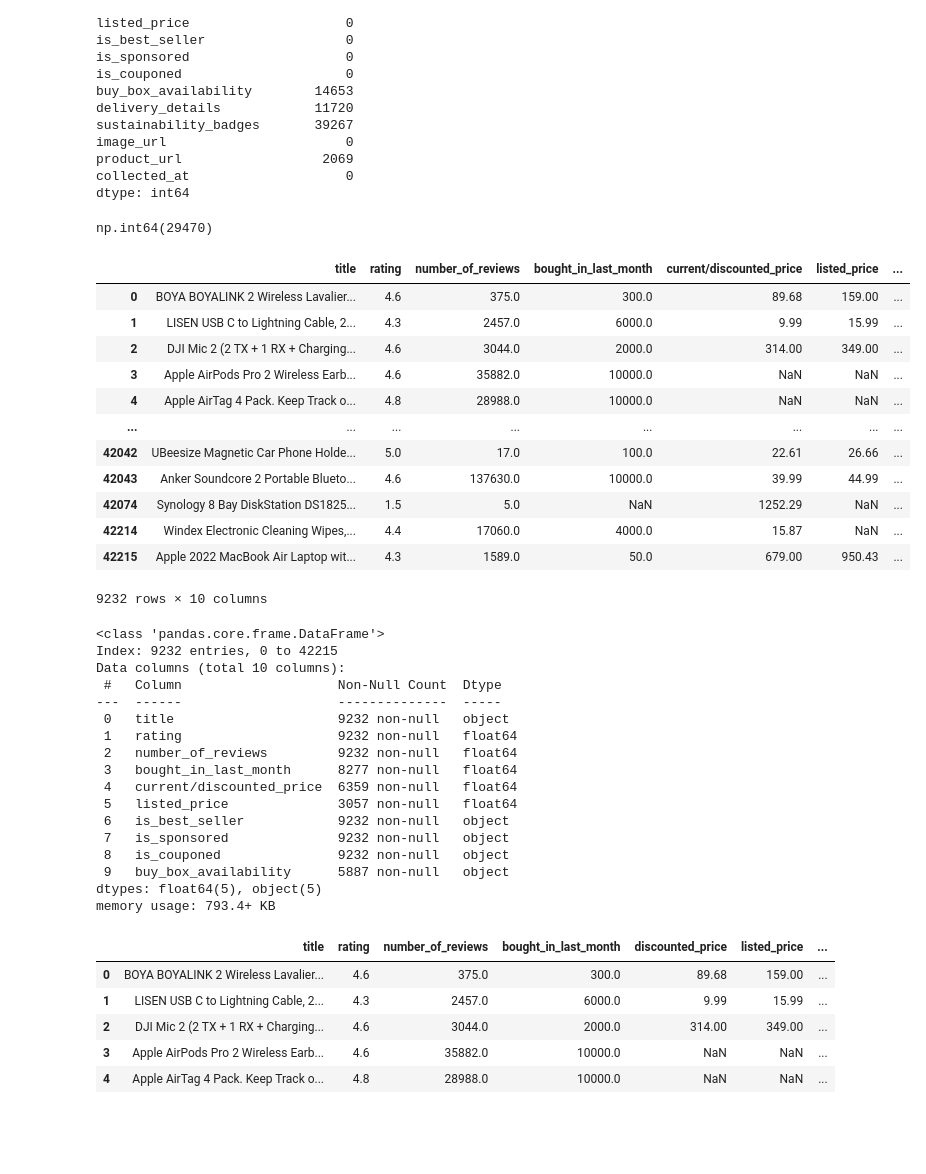
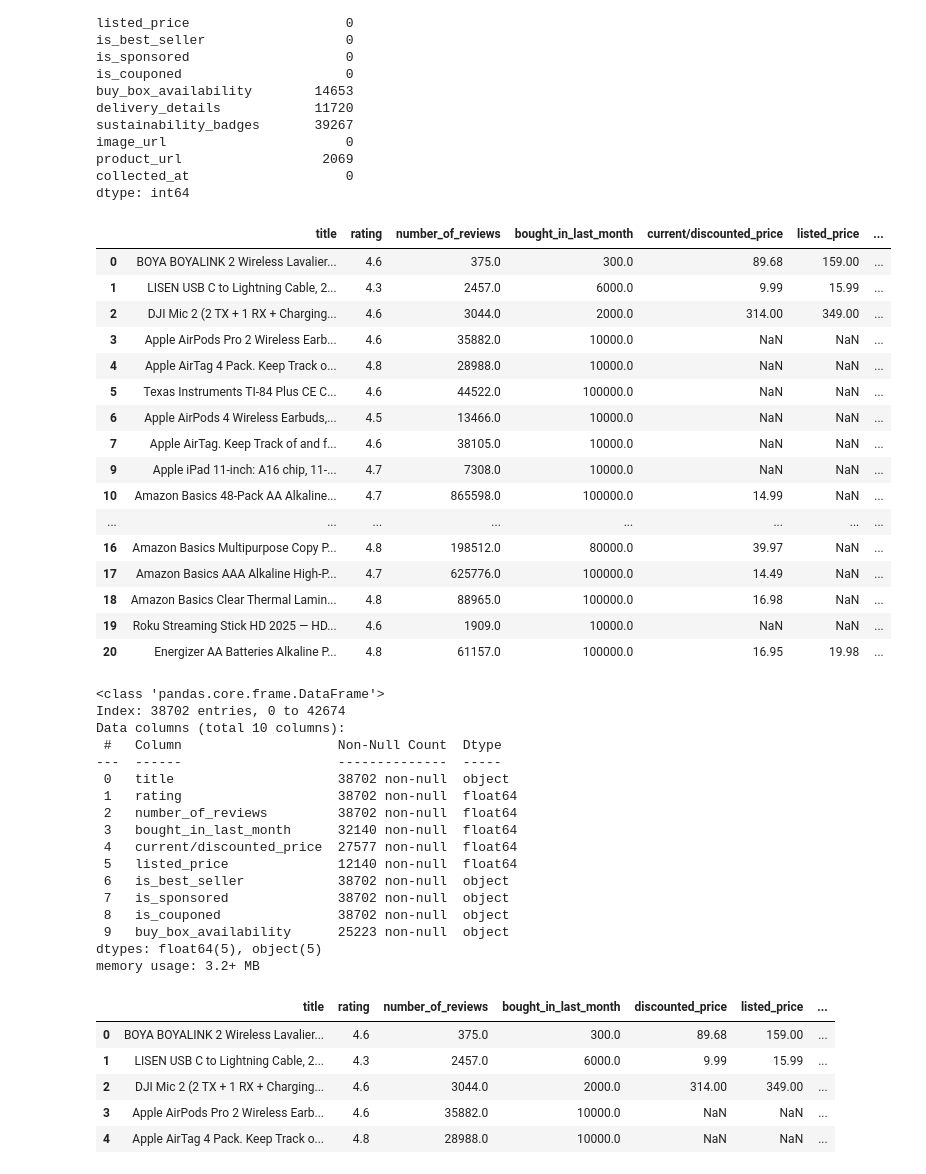
Before and after one commit to Kevinc1779/amazon_sales_analysis, a Jupyter notebook: notebooks/amazon_sales.ipynb, the cells around one changed output. Drawn from its saved outputs; the diff is of its cells as text; code cells hidden in the pictures; blank space fills up the shorter version.

```diff
--- a/notebooks/amazon_sales.ipynb
+++ b/notebooks/amazon_sales.ipynb
@@ -104,7 +104,3 @@ num = pd.to_numeric(m[0], errors='coerce')
 mult = m[1].map({'K': 1_000, 'M': 1_000_000}).fillna(1)
 
 df['bought_in_last_month'] = num * mult
-# %%
-df.duplicated().sum()
-# %% [output]
-np.int64(29470)
@@ -114,41 +107,43 @@ df = df.drop_duplicates()
-# %%
-df = df.copy()
 # %%
-df
+df.head(20)
 # %% [output]
 |  | title | rating | number_of_reviews | bought_in_last_month | current/discounted_price | listed_price | ... |
 | 0 | BOYA BOYALINK 2 Wireless Lavalier... | 4.6 | 375.0 | 300.0 | 89.68 | 159.00 | ... |
 | 1 | LISEN USB C to Lightning Cable, 2... | 4.3 | 2457.0 | 6000.0 | 9.99 | 15.99 | ... |
 | 2 | DJI Mic 2 (2 TX + 1 RX + Charging... | 4.6 | 3044.0 | 2000.0 | 314.00 | 349.00 | ... |
 | 3 | Apple AirPods Pro 2 Wireless Earb... | 4.6 | 35882.0 | 10000.0 | NaN | NaN | ... |
 | 4 | Apple AirTag 4 Pack. Keep Track o... | 4.8 | 28988.0 | 10000.0 | NaN | NaN | ... |
+| 5 | Texas Instruments TI-84 Plus CE C... | 4.6 | 44522.0 | 100000.0 | NaN | NaN | ... |
+| 6 | Apple AirPods 4 Wireless Earbuds,... | 4.5 | 13466.0 | 10000.0 | NaN | NaN | ... |
+| 7 | Apple AirTag. Keep Track of and f... | 4.6 | 38105.0 | 10000.0 | NaN | NaN | ... |
+| 9 | Apple iPad 11-inch: A16 chip, 11-... | 4.7 | 7308.0 | 10000.0 | NaN | NaN | ... |
+| 10 | Amazon Basics 48-Pack AA Alkaline... | 4.7 | 865598.0 | 100000.0 | 14.99 | NaN | ... |
 | ... | ... | ... | ... | ... | ... | ... | ... |
-| 42042 | UBeesize Magnetic Car Phone Holde... | 5.0 | 17.0 | 100.0 | 22.61 | 26.66 | ... |
-| 42043 | Anker Soundcore 2 Portable Blueto... | 4.6 | 137630.0 | 10000.0 | 39.99 | 44.99 | ... |
-| 42074 | Synology 8 Bay DiskStation DS1825... | 1.5 | 5.0 | NaN | 1252.29 | NaN | ... |
-| 42214 | Windex Electronic Cleaning Wipes,... | 4.4 | 17060.0 | 4000.0 | 15.87 | NaN | ... |
-| 42215 | Apple 2022 MacBook Air Laptop wit... | 4.3 | 1589.0 | 50.0 | 679.00 | 950.43 | ... |
+| 16 | Amazon Basics Multipurpose Copy P... | 4.8 | 198512.0 | 80000.0 | 39.97 | NaN | ... |
+| 17 | Amazon Basics AAA Alkaline High-P... | 4.7 | 625776.0 | 100000.0 | 14.49 | NaN | ... |
+| 18 | Amazon Basics Clear Thermal Lamin... | 4.8 | 88965.0 | 100000.0 | 16.98 | NaN | ... |
+| 19 | Roku Streaming Stick HD 2025 — HD... | 4.6 | 1909.0 | 10000.0 | NaN | NaN | ... |
+| 20 | Energizer AA Batteries Alkaline P... | 4.8 | 61157.0 | 100000.0 | 16.95 | 19.98 | ... |
-9232 rows × 10 columns
 # %%
 df.info()
 # %% [output]
 <class 'pandas.core.frame.DataFrame'>
-Index: 9232 entries, 0 to 42215
+Index: 38702 entries, 0 to 42674
 Data columns (total 10 columns):
  #   Column                    Non-Null Count  Dtype
 ---  ------                    --------------  -----
- 0   title                     9232 non-null   object
- 1   rating                    9232 non-null   float64
- 2   number_of_reviews         9232 non-null   float64
- 3   bought_in_last_month      8277 non-null   float64
- 4   current/discounted_price  6359 non-null   float64
- 5   listed_price              3057 non-null   float64
- 6   is_best_seller            9232 non-null   object
- 7   is_sponsored              9232 non-null   object
- 8   is_couponed               9232 non-null   object
- 9   buy_box_availability      5887 non-null   object
+ 0   title                     38702 non-null  object
+ 1   rating                    38702 non-null  float64
+ 2   number_of_reviews         38702 non-null  float64
+ 3   bought_in_last_month      32140 non-null  float64
+ 4   current/discounted_price  27577 non-null  float64
+ 5   listed_price              12140 non-null  float64
+ 6   is_best_seller            38702 non-null  object
+ 7   is_sponsored              38702 non-null  object
+ 8   is_couponed               38702 non-null  object
+ 9   buy_box_availability      25223 non-null  object
 dtypes: float64(5), object(5)
-memory usage: 793.4+ KB
+memory usage: 3.2+ MB
 # %%
 # Convert boolean columns
 df['is_best_seller'] = df['is_best_seller'].str.strip().map({'Best Seller': 1, 'No Badge': 0}).astype('Int64')
```
Also changed, not shown: parts of 8 cells of this notebook, 3 other files.
